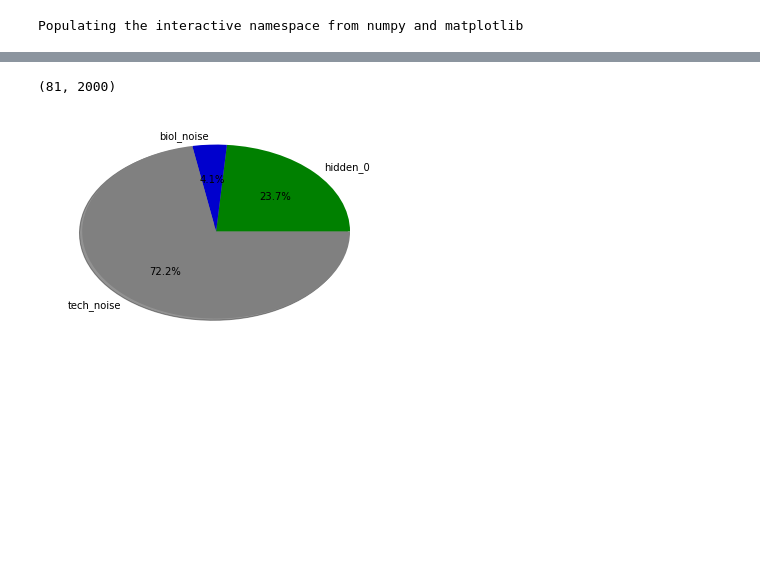
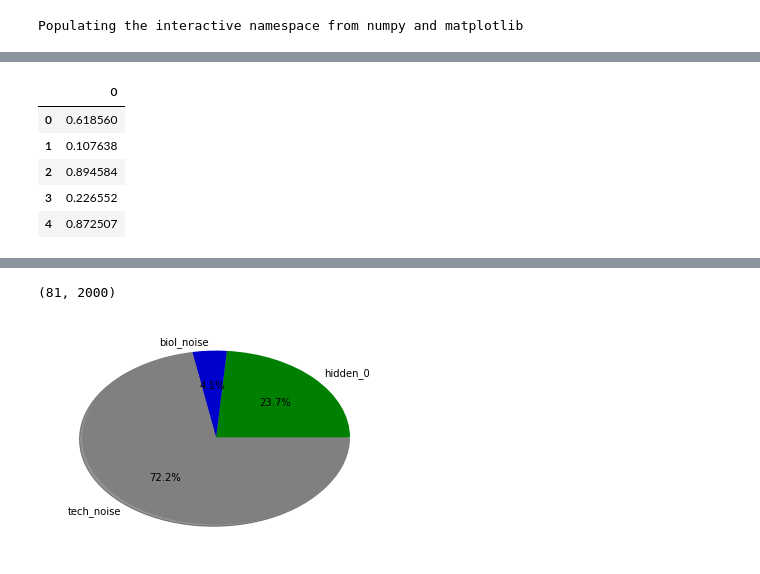
Before and after one commit to ribakambala/scRNAseq_MS_lineage_old, a Jupyter notebook: scripts/scLVM_test.ipynb, the cells around one changed output, grey strips where cells are left out. Cells and saved outputs as stored; diff of their text form; code cells hidden in the pictures; blank space fills up the shorter version.

```diff
--- a/scripts/scLVM_test.ipynb
+++ b/scripts/scLVM_test.ipynb
@@ -102,2 +145,19 @@ Text(0,0.5,'cells')
+# %%
+#genes_het_bool==1
+genes_het_bool
+#Y.shape
+#Ihet.shape
+#Ihet
+#Y_Ihet    = Y[:,Ihet]
+tech_noise.head()
+#xx = (tech_noise[:,0])
+#xx
+# %% [output]
+|  | 0 |
+| 0 | 0.618560 |
+| 1 | 0.107638 |
+| 2 | 0.894584 |
+| 3 | 0.226552 |
+| 4 | 0.872507 |
 # %%
 # considers only heterogeneous genes
```
Also changed, not shown: parts of 11 cells of this notebook, 1 other file.
